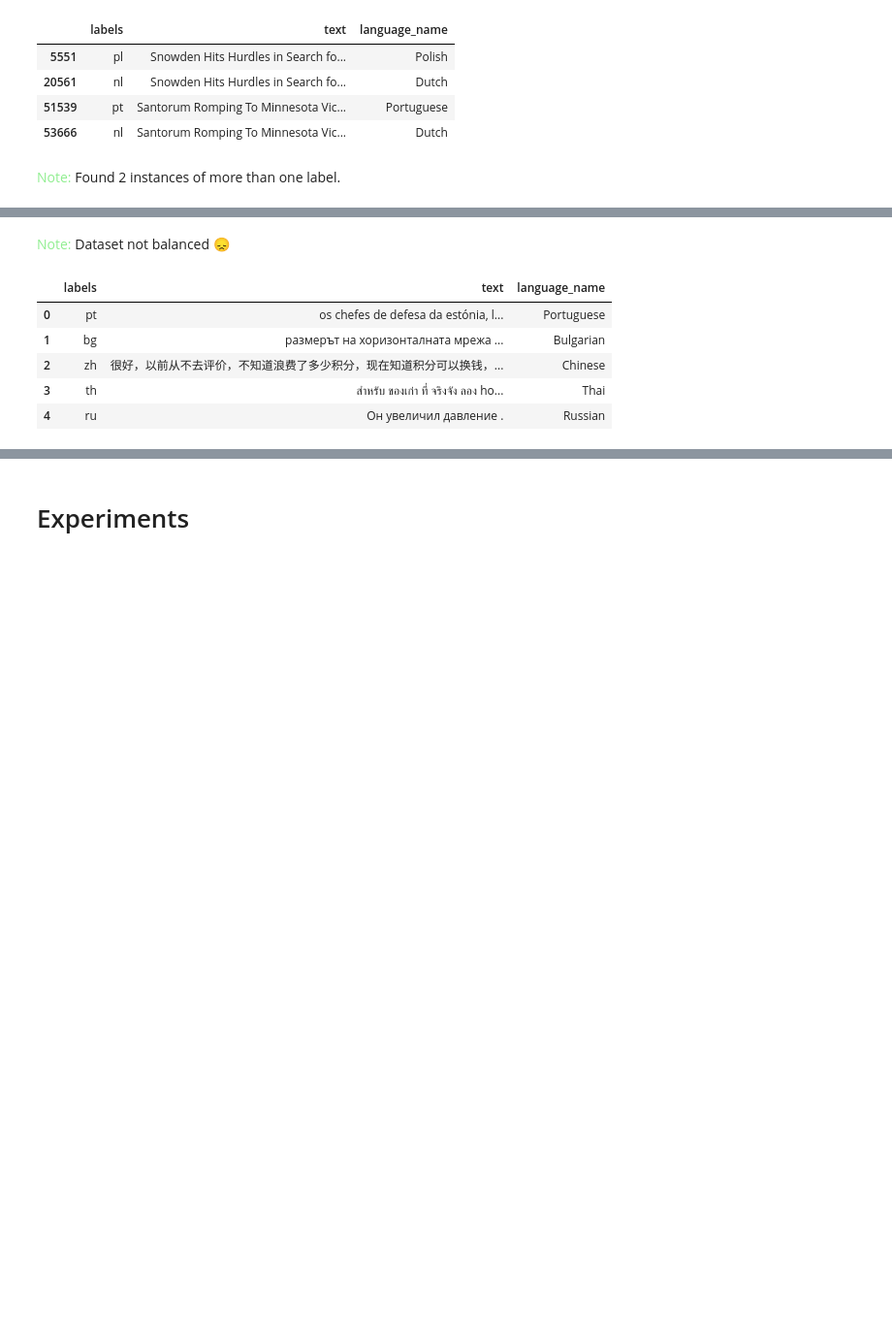
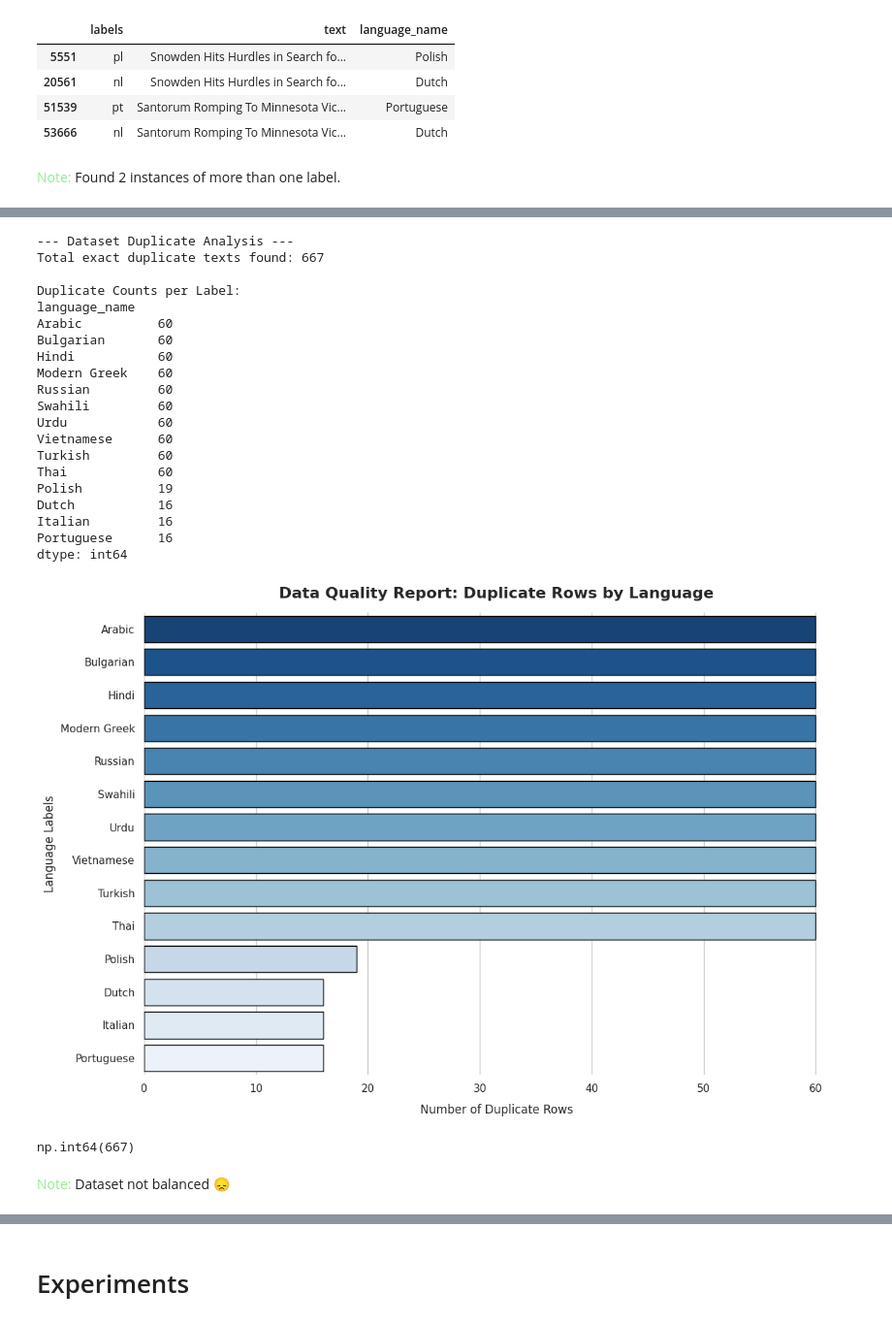
Before and after one commit to H-Elsherbiny/RAG-Based-Mental-Health-Support-Chatbot, a Jupyter notebook: notebooks/Language_Detection.ipynb, the cells around one changed output, grey strips where cells are left out. Shown at 97% size. Saved outputs shown, nothing was run; the diff lists cells and outputs as text; code cells hidden in the pictures; blank space fills up the shorter version.

```diff
--- a/notebooks/Language_Detection.ipynb
+++ b/notebooks/Language_Detection.ipynb
@@ -202,12 +244,27 @@ Passing `palette` without assigning `hue` is deprecated and will be removed in v
+# %%
+report_and_visualize_duplicates(test_df)
+# %% [output]
+--- Dataset Duplicate Analysis ---
+Total exact duplicate texts found: 667
+
+Duplicate Counts per Label:
+language_name
+Arabic          60
+Bulgarian       60
+Hindi           60
+Modern Greek    60
+Russian         60
+Swahili         60
+Urdu            60
+Vietnamese      60
+Turkish         60
+Thai            60
+Polish          19
+Dutch           16
+Italian         16
+Portuguese      16
+dtype: int64
+[figure, added]
+np.int64(667)
 # %% [markdown]
 <font color='lightgreen'>Note: </font> Dataset not balanced 😞
-# %%
-unique_train_df = train_df.drop_duplicates(subset='text', keep='first')
-unique_train_df.head()
-# %% [output]
-|  | labels | text | language_name |
-| 0 | pt | os chefes de defesa da estónia, l... | Portuguese |
-| 1 | bg | размерът на хоризонталната мрежа ... | Bulgarian |
-| 2 | zh | 很好，以前从不去评价，不知道浪费了多少积分，现在知道积分可以换钱，... | Chinese |
-| 3 | th | สำหรับ ของเก่า ที่ จริงจัง ลอง ho... | Thai |
-| 4 | ru | Он увеличил давление . | Russian |
```
Also changed, not shown: parts of 44 cells of this notebook.
